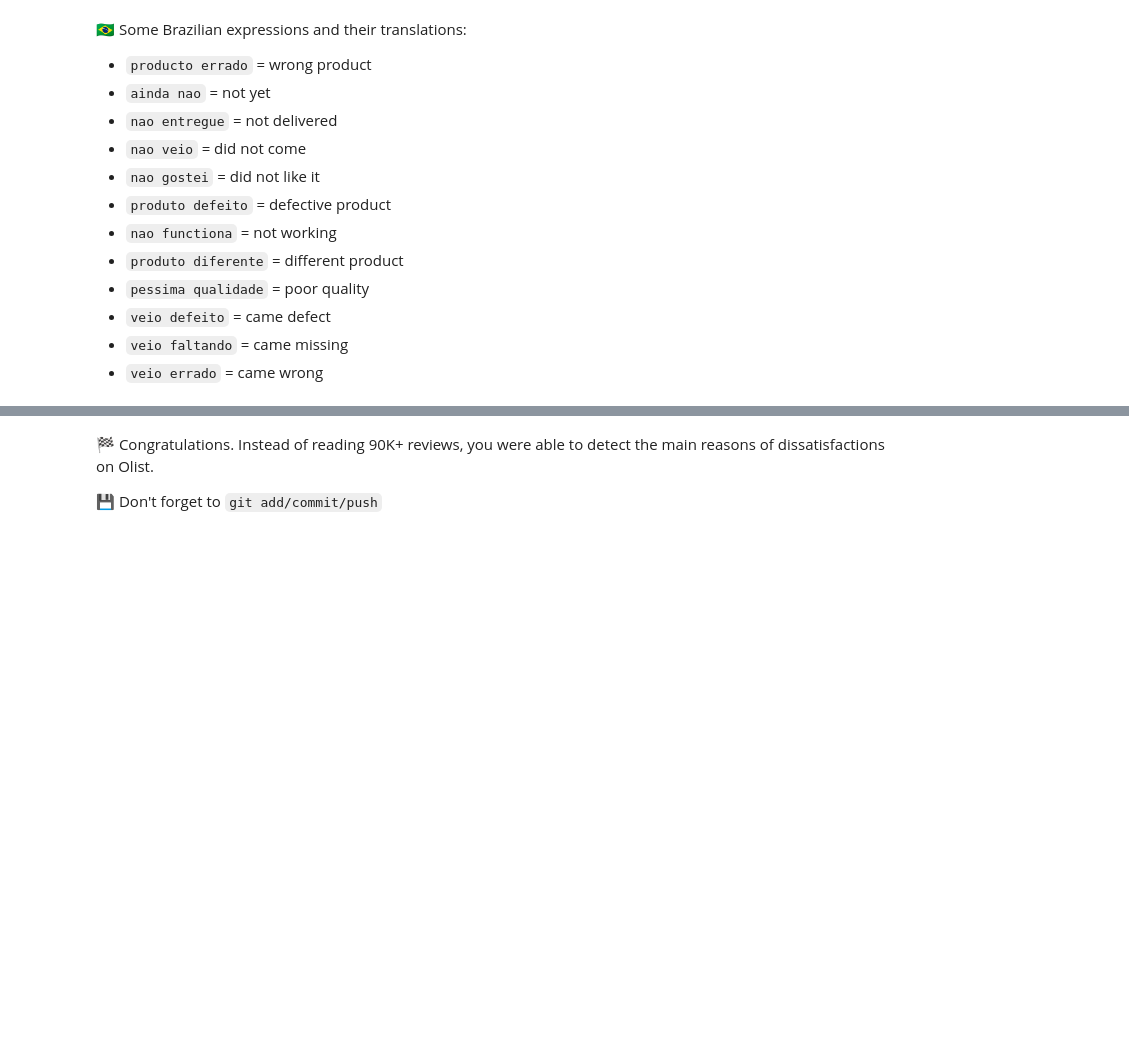
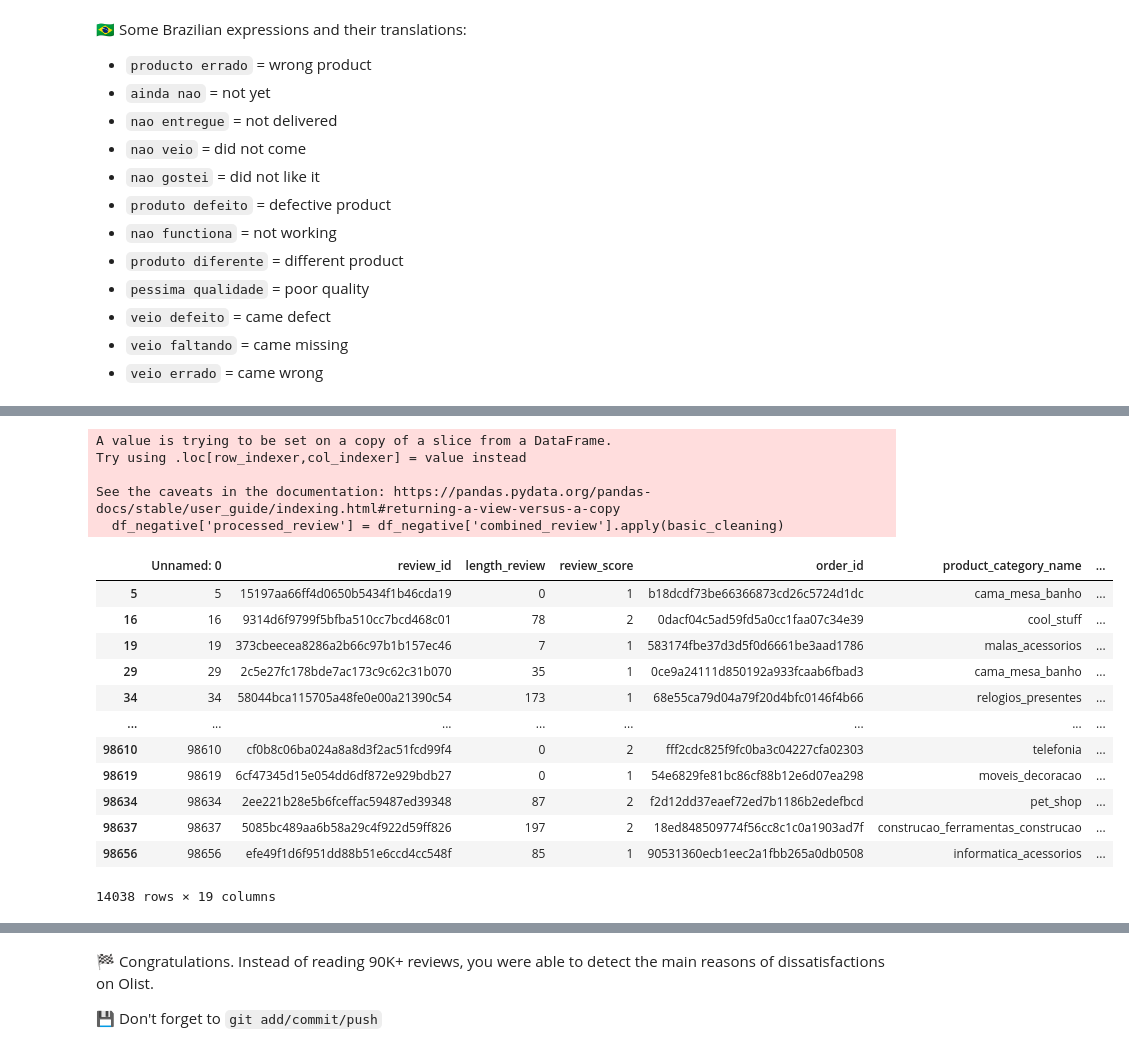
Before and after one commit to MonicaVenzor/data-review-investigation, a Jupyter notebook: Review-Investigation.ipynb, the cells around one changed output, grey strips where cells are left out. Saved outputs shown, nothing was run; the diff lists cells and outputs as text; code cells hidden in the pictures; blank space fills up the shorter version.

```diff
--- a/Review-Investigation.ipynb
+++ b/Review-Investigation.ipynb
@@ -214,0 +120,30 @@ print(confusion_matrix(y_test, predictions))
+# %%
+def basic_cleaning(sentence):
+    sentence = sentence.strip()
+    sentence = sentence.lower()
+    sentence = ''.join(char for char in sentence if not char.isdigit())
+    sentence = ''.join(char for char in sentence if char not in string.punctuation)
+    tokenized_sentence = sentence.split()
+    return ' '.join(tokenized_sentence)
+# %%
+df_negative['processed_review'] = df_negative['combined_review'].apply(basic_cleaning)
+df_negative
+# %% [output]
+A value is trying to be set on a copy of a slice from a DataFrame.
+Try using .loc[row_indexer,col_indexer] = value instead
+
+See the caveats in the documentation: https://pandas.pydata.org/pandas-docs/stable/user_guide/indexing.html#returning-a-view-versus-a-copy
+  df_negative['processed_review'] = df_negative['combined_review'].apply(basic_cleaning)
+|  | Unnamed: 0 | review_id | length_review | review_score | order_id | product_category_name | ... |
+| 5 | 5 | 15197aa66ff4d0650b5434f1b46cda19 | 0 | 1 | b18dcdf73be66366873cd26c5724d1dc | cama_mesa_banho | ... |
+| 16 | 16 | 9314d6f9799f5bfba510cc7bcd468c01 | 78 | 2 | 0dacf04c5ad59fd5a0cc1faa07c34e39 | cool_stuff | ... |
+| 19 | 19 | 373cbeecea8286a2b66c97b1b157ec46 | 7 | 1 | 583174fbe37d3d5f0d6661be3aad1786 | malas_acessorios | ... |
+| 29 | 29 | 2c5e27fc178bde7ac173c9c62c31b070 | 35 | 1 | 0ce9a24111d850192a933fcaab6fbad3 | cama_mesa_banho | ... |
+| 34 | 34 | 58044bca115705a48fe0e00a21390c54 | 173 | 1 | 68e55ca79d04a79f20d4bfc0146f4b66 | relogios_presentes | ... |
+| ... | ... | ... | ... | ... | ... | ... | ... |
+| 98610 | 98610 | cf0b8c06ba024a8a8d3f2ac51fcd99f4 | 0 | 2 | fff2cdc825f9fc0ba3c04227cfa02303 | telefonia | ... |
+| 98619 | 98619 | 6cf47345d15e054dd6df872e929bdb27 | 0 | 1 | 54e6829fe81bc86cf88b12e6d07ea298 | moveis_decoracao | ... |
+| 98634 | 98634 | 2ee221b28e5b6fceffac59487ed39348 | 87 | 2 | f2d12dd37eaef72ed7b1186b2edefbcd | pet_shop | ... |
+| 98637 | 98637 | 5085bc489aa6b58a29c4f922d59ff826 | 197 | 2 | 18ed848509774f56cc8c1c0a1903ad7f | construcao_ferramentas_construcao | ... |
+| 98656 | 98656 | efe49f1d6f951dd88b51e6ccd4cc548f | 85 | 1 | 90531360ecb1eec2a1fbb265a0db0508 | informatica_acessorios | ... |
+14038 rows × 19 columns
```
Also changed, not shown: parts of 34 cells of this notebook.
